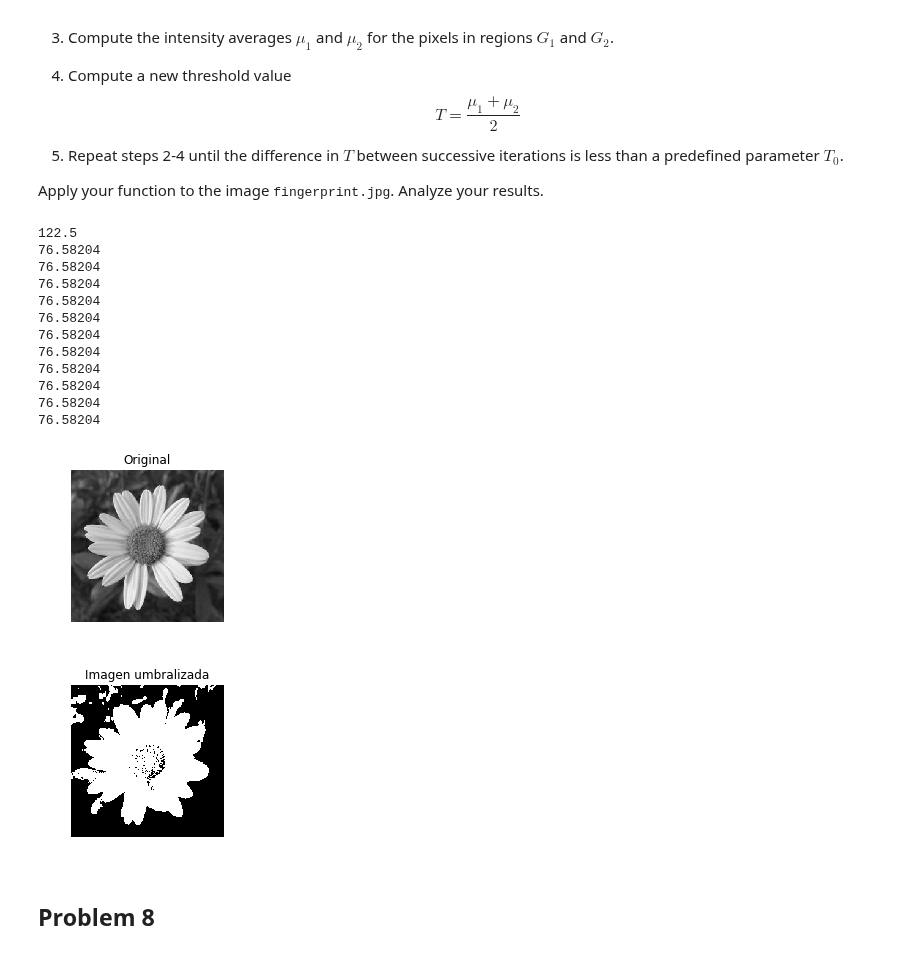
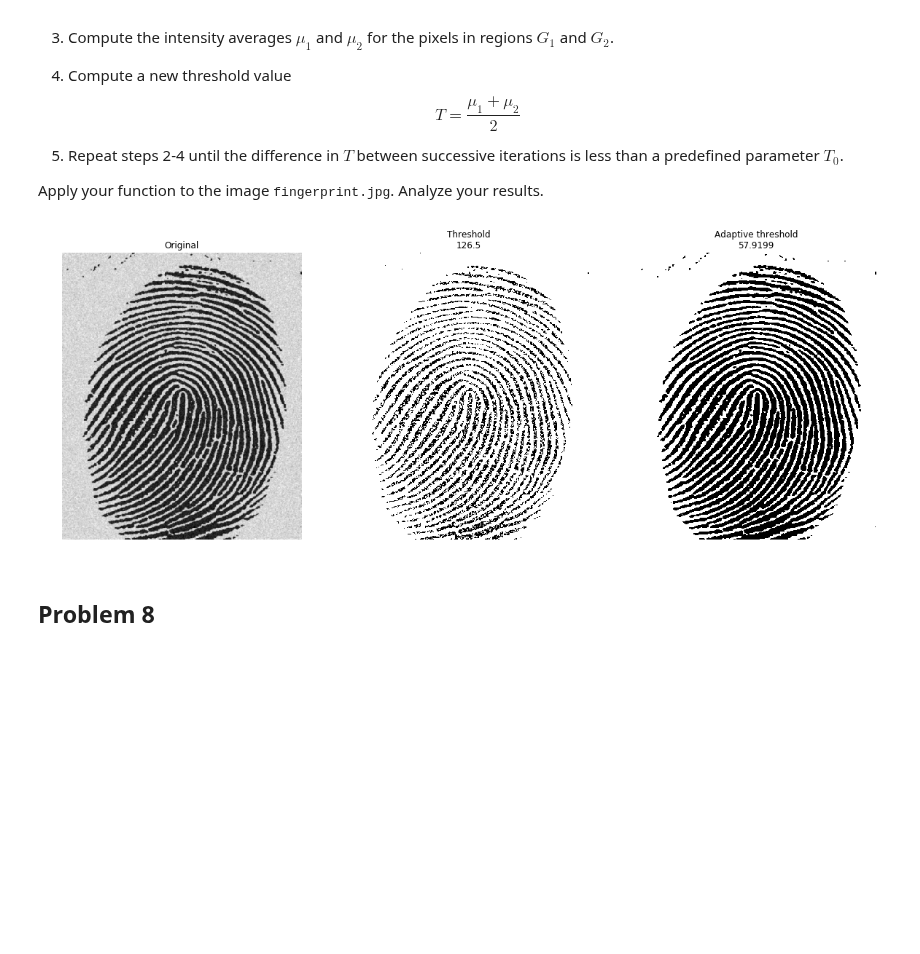
Before and after one commit to Jorgee1/Journey-to-PDI, a Jupyter notebook: Taller_4/problem_set_4.ipynb, the cells around one changed output. Drawn from its saved outputs; the diff is of its cells as text; code cells hidden in the pictures; blank space fills up the shorter version.

```diff
--- a/Taller_4/problem_set_4.ipynb
+++ b/Taller_4/problem_set_4.ipynb
@@ -172,7 +172,10 @@ def fill(img,pix):
 img=files["gray"]["spheres"]
 figure=plt.figure()
 plt.imshow(img,cmap="gray")
-pix=plt.ginput(1)
+try:
+    pix=plt.ginput(1)
+except Exepti
+
 img_filled=fill(img,pix)
 plt.imshow(img_filled,cmap="gray")
 plt.show()
@@ -383,68 +381,49 @@ Apply your function to the image <tt>fingerprint.jpg</tt>. Analyze your results.
 # %%
 # Cate con K
 %matplotlib inline
-
-# 127 157 121
-# 024 031 012
-
-# 255 255 255 # 000 000 00
-# 000 000 000 # 255 255 255
-
-# 127 157 121 *255
-# 000 000 000
-
-# 000 000 00
-# 024 031 012 *255
-
 
 def thr(img, To):
     h,w = img.shape
     min_in = np.float64(np.min(img))
     max_in = np.float64(np.max(img))
     ti = (min_in + max_in)/2   #promedio del valor de intensidad máximo y mínimo de la imagen.
     tn = ti
+    th = img.copy
     count = 0
     while(abs(tn-To)> 0.5):
-        print(tn)
         _, th = cv2.threshold(img,tn,255,cv2.THRESH_BINARY)
         u1 = np.mean(th*img)
         u2 = np.mean((255-th)*img)
         tn = (u1 + u2)/2
         if count > 10:
             break
         count = count +1
     _, res = cv2.threshold(img,tn,255,cv2.THRESH_BINARY)
-    return res
+    _, temp = cv2.threshold(img,ti,255,cv2.THRESH_BINARY)
+    return (res, temp, ti, tn)
 
-img  = files["gray"]["flower"]
-prueba = thr(img, 25)
+img  = files["gray"]["fingerprint"]
+sin_ath, con_ath, t, a_t = thr(img, 25)
 
-plt.subplot(1,2,1)
+plt.figure(figsize=(20,20))
+
+plt.subplot(1,3,1)
 plt.imshow(img,cmap="gray")
 plt.axis("off")
 plt.title("Original")
+
+plt.subplot(1,3,2)
+plt.imshow(sin_ath,cmap="gray")
+plt.axis("off")
+plt.title("Threshold\n" + str(np.round(t,4)))
+
+plt.subplot(1,3,3)
+plt.imshow(con_ath,cmap="gray")
+plt.axis("off")
+plt.title("Adaptive threshold\n" + str(np.round(a_t,4)))
 plt.show()
-plt.subplot(1,2,2)
-
-plt.imshow(prueba,cmap="gray")
-plt.axis("off")
-plt.title("Imagen umbralizada")
-plt.show()
 # %% [output]
-122.5
-76.58204
-76.58204
-76.58204
-76.58204
-76.58204
-76.58204
-76.58204
-76.58204
-76.58204
-76.58204
-76.58204
-[figure, old version]
+[figure, new version]
-[figure, removed]
 # %% [markdown]
 ## Problem 8
 # %% [markdown]
```
Also changed, not shown: parts of 2 cells of this notebook.
